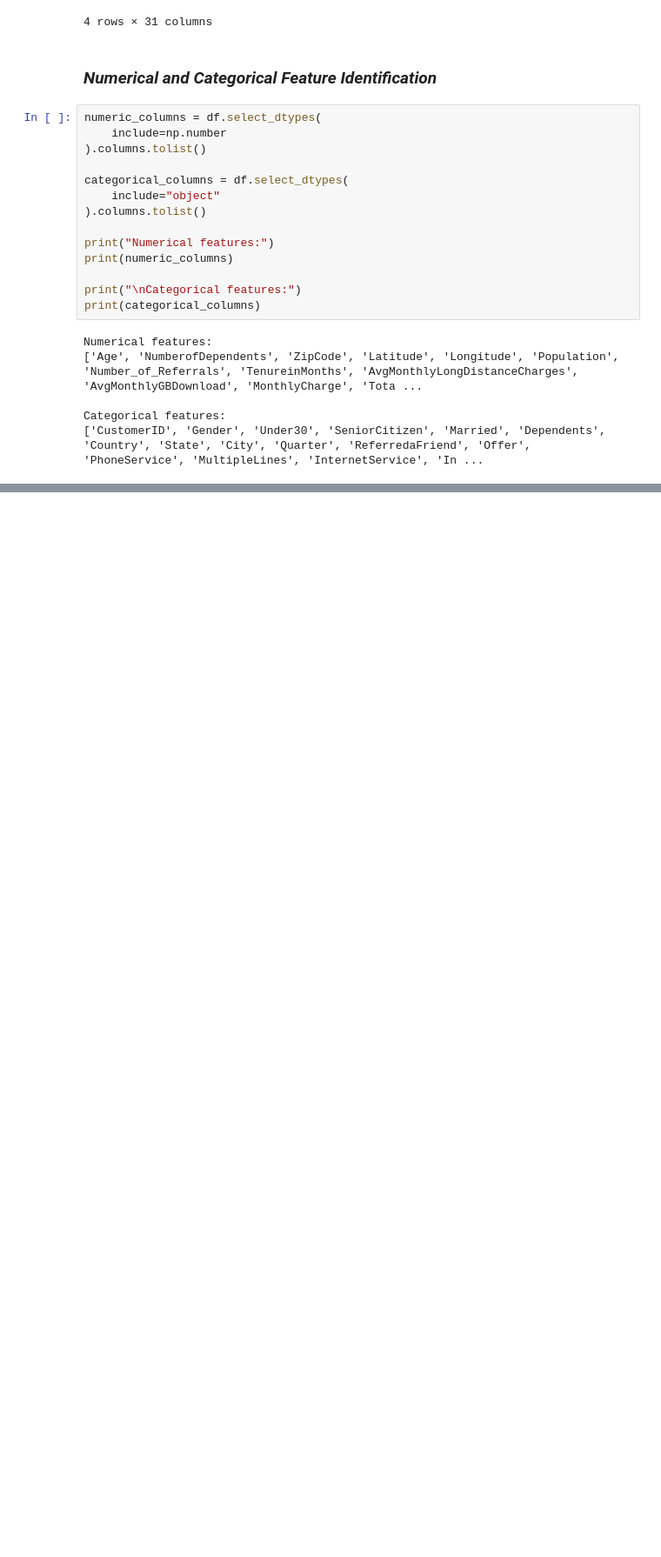
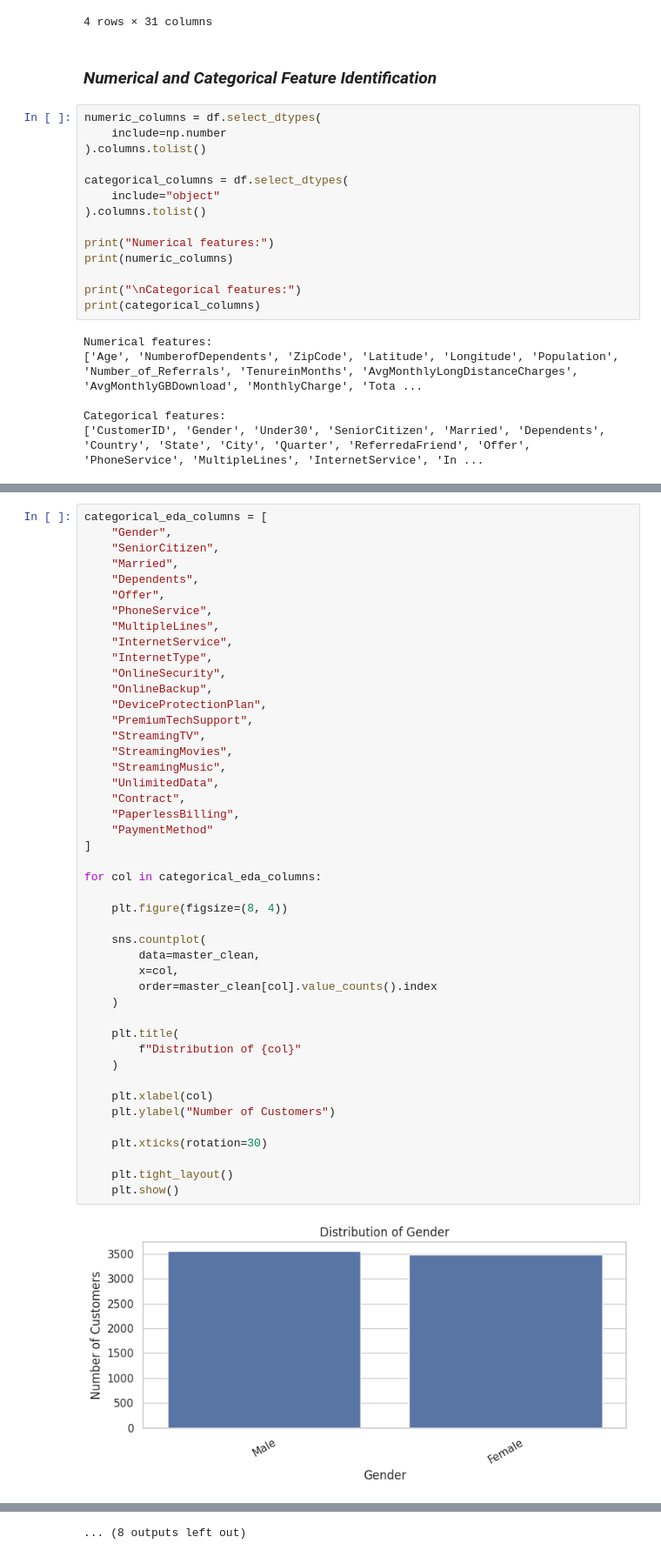
Before and after one commit to manaswiniyoshitha2006-netizen/ML-Evaluation, a Jupyter notebook: notebooks/regression.ipynb, the cells around one changed output, grey strips where cells are left out. Shown at 87% size. Cells and saved outputs as stored; diff of their text form; blank space fills up the shorter version.

```diff
--- a/notebooks/regression.ipynb
+++ b/notebooks/regression.ipynb
@@ -266,0 +741,47 @@ Categorical features:
+# %%
+categorical_eda_columns = [
+    "Gender",
+    "SeniorCitizen",
+    "Married",
+    "Dependents",
+    "Offer",
+    "PhoneService",
+    "MultipleLines",
+    "InternetService",
+    "InternetType",
+    "OnlineSecurity",
+    "OnlineBackup",
+    "DeviceProtectionPlan",
+    "PremiumTechSupport",
+    "StreamingTV",
+    "StreamingMovies",
+    "StreamingMusic",
+    "UnlimitedData",
+    "Contract",
+    "PaperlessBilling",
+    "PaymentMethod"
+]
+
+for col in categorical_eda_columns:
+
+    plt.figure(figsize=(8, 4))
+
+    sns.countplot(
+        data=master_clean,
+        x=col,
+        order=master_clean[col].value_counts().index
+    )
+
+    plt.title(
+        f"Distribution of {col}"
+    )
+
+    plt.xlabel(col)
+    plt.ylabel("Number of Customers")
+
+    plt.xticks(rotation=30)
+
+    plt.tight_layout()
+    plt.show()
+# %% [output]
+[figure, added]
@@ -266,0 +799 @@ Categorical features:
+... (8 outputs left out)
```
Also changed, not shown: parts of 133 cells of this notebook.
